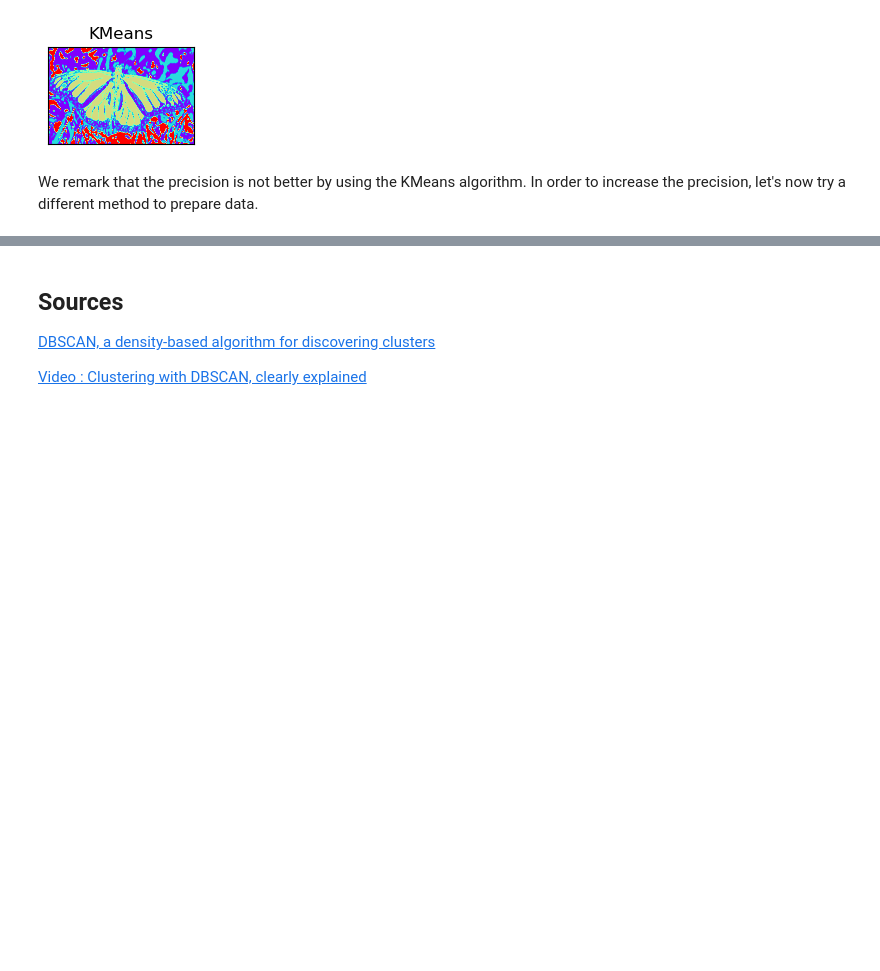
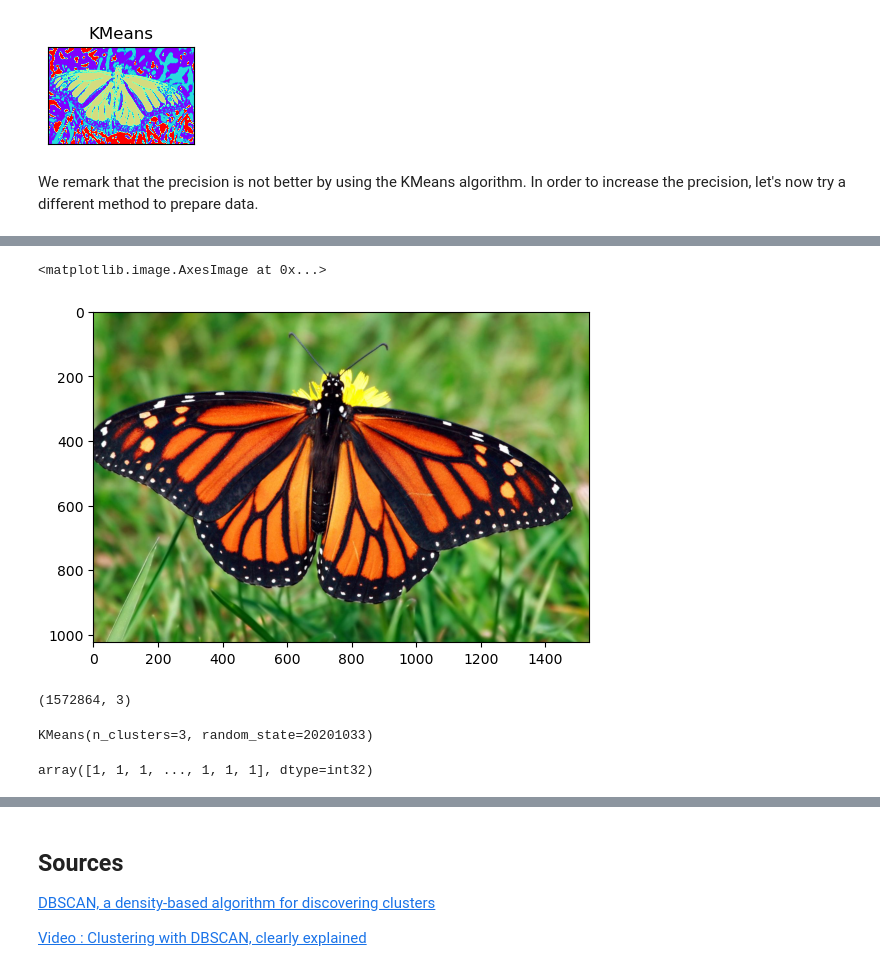
Before and after one commit to victorrbc/tp_dbscan, a Jupyter notebook: RICCARDI_ROBIC_dbscan.ipynb, the cells around one changed output, grey strips where cells are left out. Drawn from its saved outputs; the diff is of its cells as text; code cells hidden in the pictures; blank space fills up the shorter version.

```diff
--- a/RICCARDI_ROBIC_dbscan.ipynb
+++ b/RICCARDI_ROBIC_dbscan.ipynb
@@ -160,0 +184,25 @@ We remark that the precision is not better by using the KMeans algorithm. In ord
+# %%
+plt.imshow(I2)
+# %% [output]
+<matplotlib.image.AxesImage at 0x...>
+[figure, added]
+# %%
+data = I2.astype('float32')
+data_2D = data.reshape(height2*width2, 3)
+data_2D.shape
+# %% [output]
+(1572864, 3)
+# %%
+km = KMeans(
+    n_clusters = 3,
+    random_state = 20201033
+)
+
+km.fit(data_2D)
+# %% [output]
+KMeans(n_clusters=3, random_state=20201033)
+# %%
+clusters = km.predict(data_2D)
+clusters
+# %% [output]
+array([1, 1, 1, ..., 1, 1, 1], dtype=int32)
```
Also changed, not shown: parts of 12 cells of this notebook, 2 other files.
